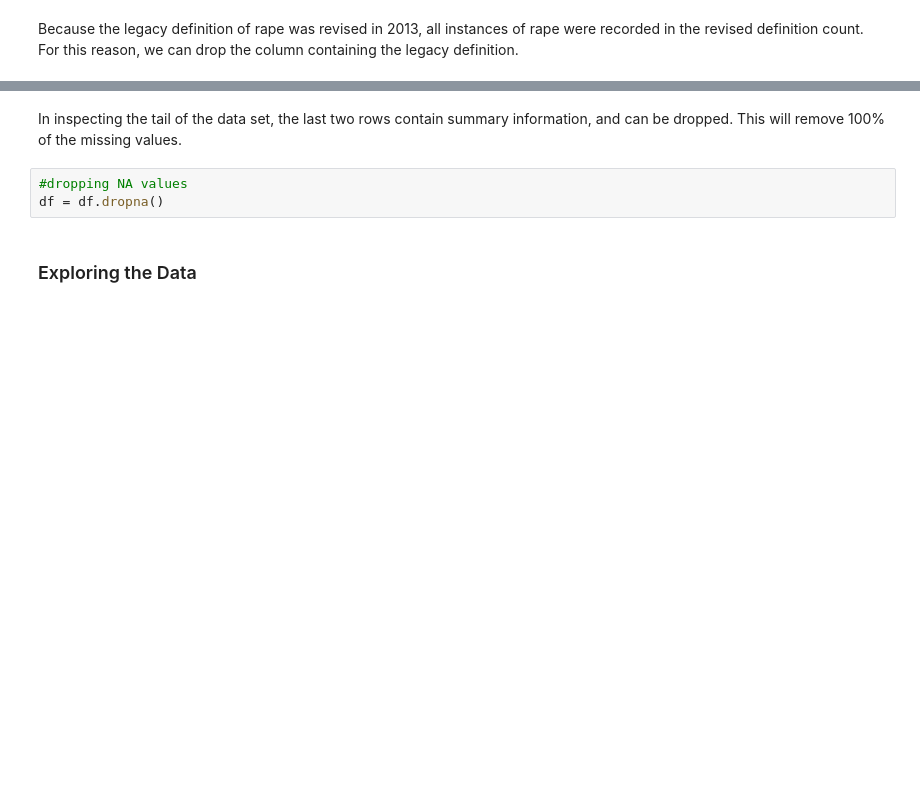
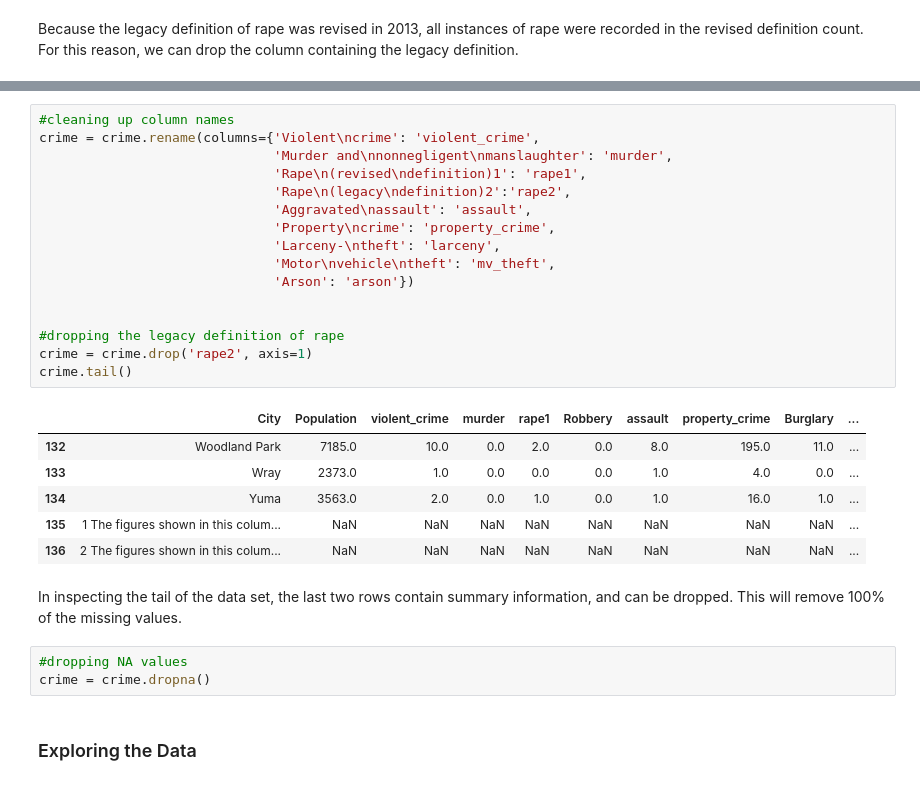
Before and after one commit to ephs08kmp/Thinkful_Challenges, a Jupyter notebook: 3.3.4 Challenge Advanced Regression - Crime Data.ipynb, the cells around one changed output, grey strips where cells are left out. Drawn from its saved outputs; the diff is of its cells as text; blank space fills up the shorter version.

```diff
--- a/3.3.4 Challenge Advanced Regression - Crime Data.ipynb
+++ b/3.3.4 Challenge Advanced Regression - Crime Data.ipynb
@@ -68,8 +60,31 @@ df.tail()
+# %%
+#cleaning up column names
+crime = crime.rename(columns={'Violent\ncrime': 'violent_crime',
+                              'Murder and\nnonnegligent\nmanslaughter': 'murder',
+                              'Rape\n(revised\ndefinition)1': 'rape1',
+                              'Rape\n(legacy\ndefinition)2':'rape2',
+                              'Aggravated\nassault': 'assault',
+                              'Property\ncrime': 'property_crime',
+                              'Larceny-\ntheft': 'larceny',
+                              'Motor\nvehicle\ntheft': 'mv_theft',
+                              'Arson': 'arson'})
+
+
+#dropping the legacy definition of rape
+crime = crime.drop('rape2', axis=1)
+crime.tail()
+# %% [output]
+|  | City | Population | violent_crime | murder | rape1 | Robbery | assault | property_crime | Burglary | ... |
+| 132 | Woodland Park | 7185.0 | 10.0 | 0.0 | 2.0 | 0.0 | 8.0 | 195.0 | 11.0 | ... |
+| 133 | Wray | 2373.0 | 1.0 | 0.0 | 0.0 | 0.0 | 1.0 | 4.0 | 0.0 | ... |
+| 134 | Yuma | 3563.0 | 2.0 | 0.0 | 1.0 | 0.0 | 1.0 | 16.0 | 1.0 | ... |
+| 135 | 1 The figures shown in this colum... | NaN | NaN | NaN | NaN | NaN | NaN | NaN | NaN | ... |
+| 136 | 2 The figures shown in this colum... | NaN | NaN | NaN | NaN | NaN | NaN | NaN | NaN | ... |
 # %% [markdown]
 In inspecting the tail of the data set, the last two rows contain summary information, and can be dropped.  This will remove 100% of the missing values.
 # %%
 #dropping NA values
-df = df.dropna()
+crime = crime.dropna()
 # %% [markdown]
 ### Exploring the Data
 # %%
```
Also changed, not shown: parts of 57 cells of this notebook.
